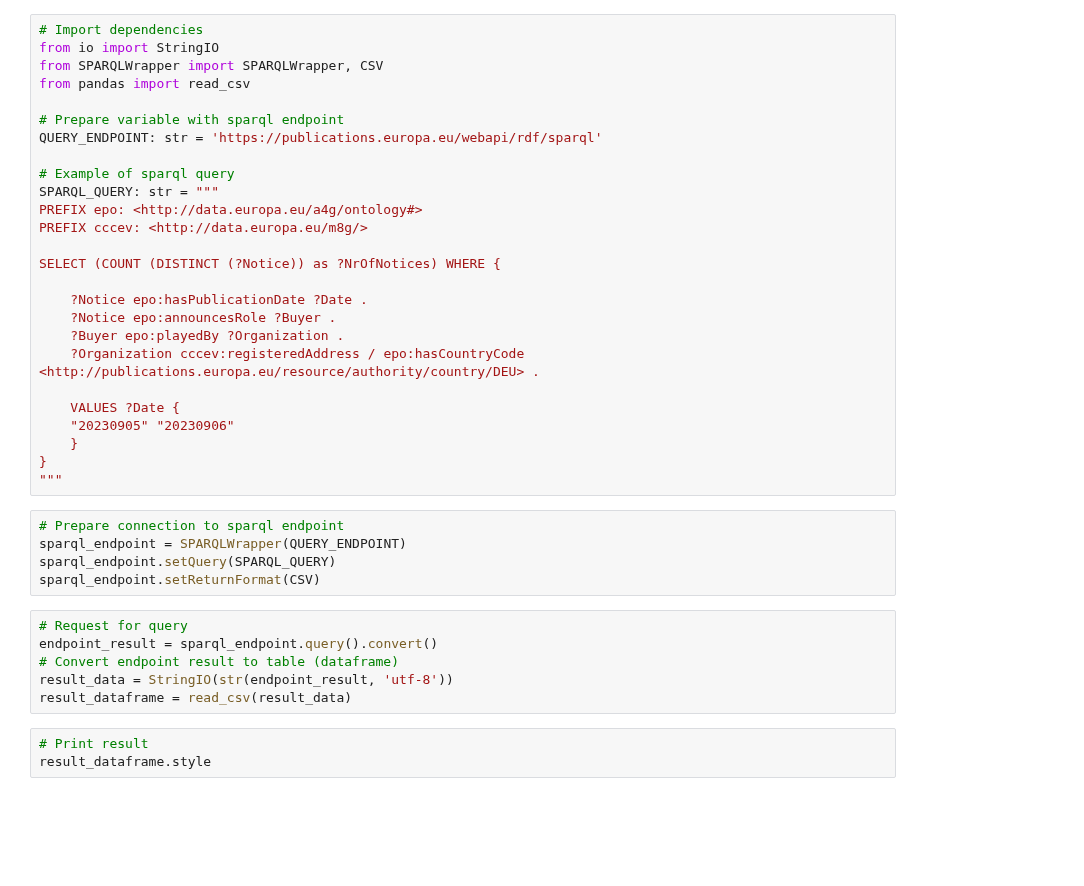
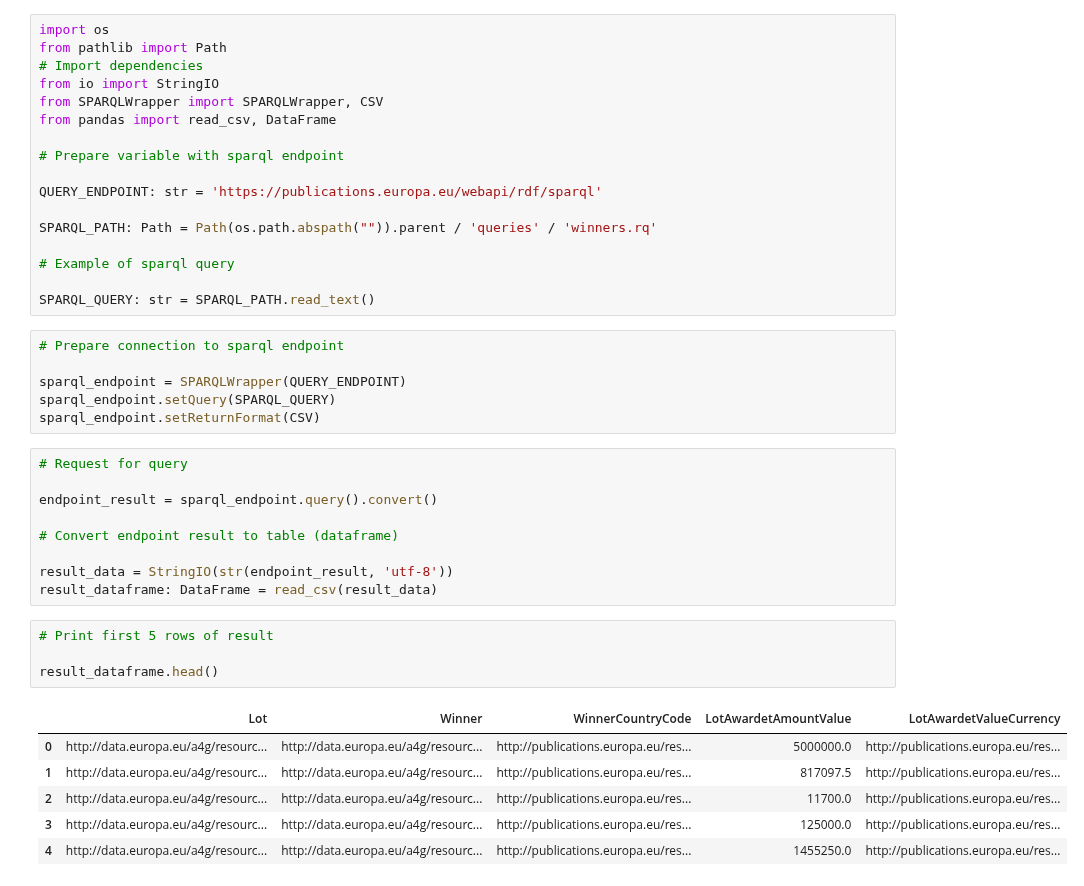
Before and after one commit to OP-TED/ted-rdf-docs, a Jupyter notebook: notebooks/query_cellar_python.ipynb, the cells around one changed output. Drawn from its saved outputs; the diff is of its cells as text; blank space fills up the shorter version.

```diff
--- a/notebooks/query_cellar_python.ipynb
+++ b/notebooks/query_cellar_python.ipynb
@@ -5,40 +22,43 @@
 # %%
+import os
+from pathlib import Path
 # Import dependencies
 from io import StringIO
 from SPARQLWrapper import SPARQLWrapper, CSV
-from pandas import read_csv
+from pandas import read_csv, DataFrame
 
 # Prepare variable with sparql endpoint
+
 QUERY_ENDPOINT: str = 'https://publications.europa.eu/webapi/rdf/sparql'
 
+SPARQL_PATH: Path = Path(os.path.abspath("")).parent / 'queries' / 'winners.rq'
+
 # Example of sparql query
-SPARQL_QUERY: str = """
-PREFIX epo: <http://data.europa.eu/a4g/ontology#>
-PREFIX cccev: <http://data.europa.eu/m8g/>
 
-SELECT (COUNT (DISTINCT (?Notice)) as ?NrOfNotices) WHERE {
-
-    ?Notice epo:hasPublicationDate ?Date .
-    ?Notice epo:announcesRole ?Buyer .
-    ?Buyer epo:playedBy ?Organization .
-    ?Organization cccev:registeredAddress / epo:hasCountryCode <http://publications.europa.eu/resource/authority/country/DEU> .
-
-    VALUES ?Date {
-    "20230905" "20230906"
-    }
-}
-"""
+SPARQL_QUERY: str = SPARQL_PATH.read_text()
 # %%
 # Prepare connection to sparql endpoint
+
 sparql_endpoint = SPARQLWrapper(QUERY_ENDPOINT)
 sparql_endpoint.setQuery(SPARQL_QUERY)
 sparql_endpoint.setReturnFormat(CSV)
 # %%
 # Request for query
+
 endpoint_result = sparql_endpoint.query().convert()
+
 # Convert endpoint result to table (dataframe)
+
 result_data = StringIO(str(endpoint_result, 'utf-8'))
-result_dataframe = read_csv(result_data)
+result_dataframe: DataFrame = read_csv(result_data)
 # %%
-# Print result
-result_dataframe.style
+# Print first 5 rows of result
+
+result_dataframe.head()
+# %% [output]
+|  | Lot | Winner | WinnerCountryCode | LotAwardetAmountValue | LotAwardetValueCurrency |
+| 0 | http://data.europa.eu/a4g/resourc... | http://data.europa.eu/a4g/resourc... | http://publications.europa.eu/res... | 5000000.0 | http://publications.europa.eu/res... |
+| 1 | http://data.europa.eu/a4g/resourc... | http://data.europa.eu/a4g/resourc... | http://publications.europa.eu/res... | 817097.5 | http://publications.europa.eu/res... |
+| 2 | http://data.europa.eu/a4g/resourc... | http://data.europa.eu/a4g/resourc... | http://publications.europa.eu/res... | 11700.0 | http://publications.europa.eu/res... |
+| 3 | http://data.europa.eu/a4g/resourc... | http://data.europa.eu/a4g/resourc... | http://publications.europa.eu/res... | 125000.0 | http://publications.europa.eu/res... |
+| 4 | http://data.europa.eu/a4g/resourc... | http://data.europa.eu/a4g/resourc... | http://publications.europa.eu/res... | 1455250.0 | http://publications.europa.eu/res... |
```
Also changed, not shown: parts of 2 cells of this notebook, 17 other files.
